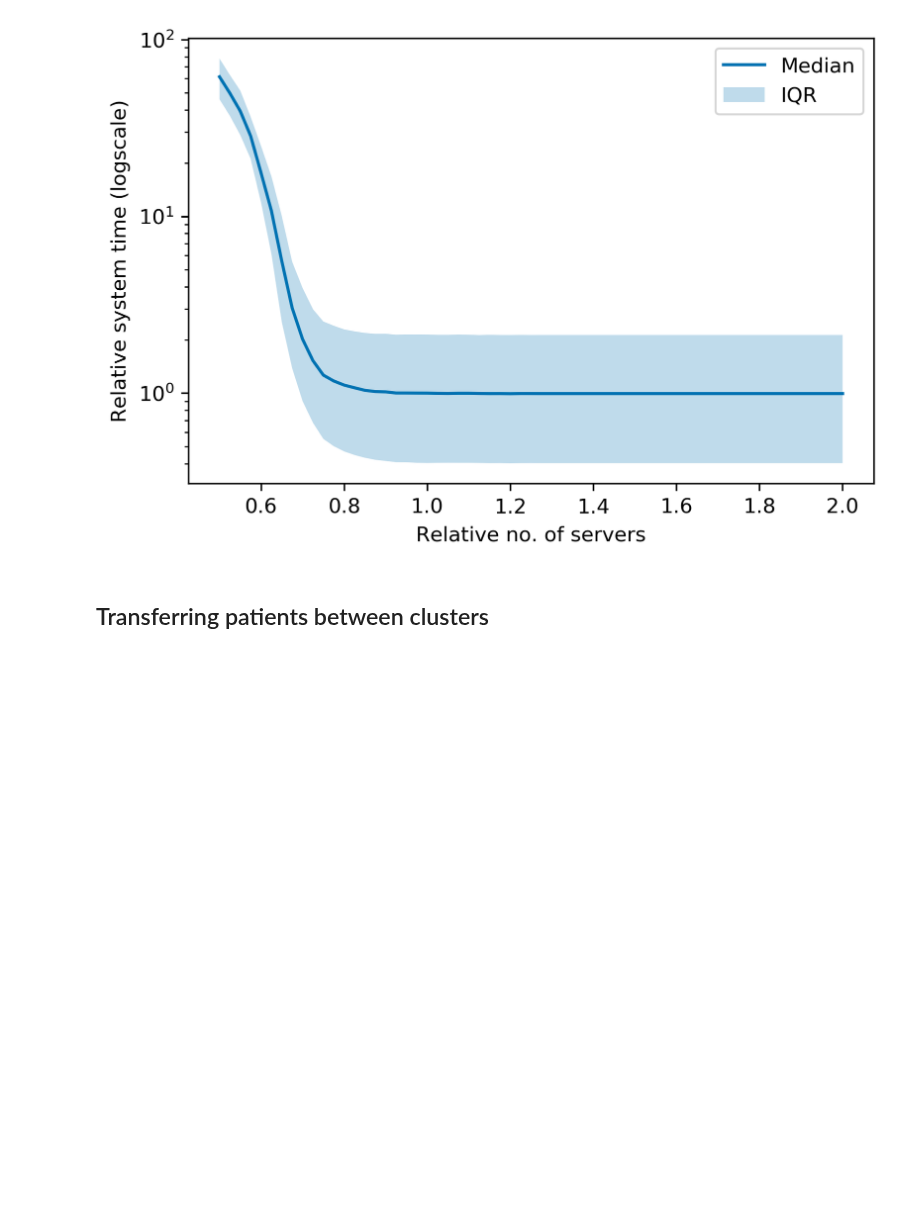
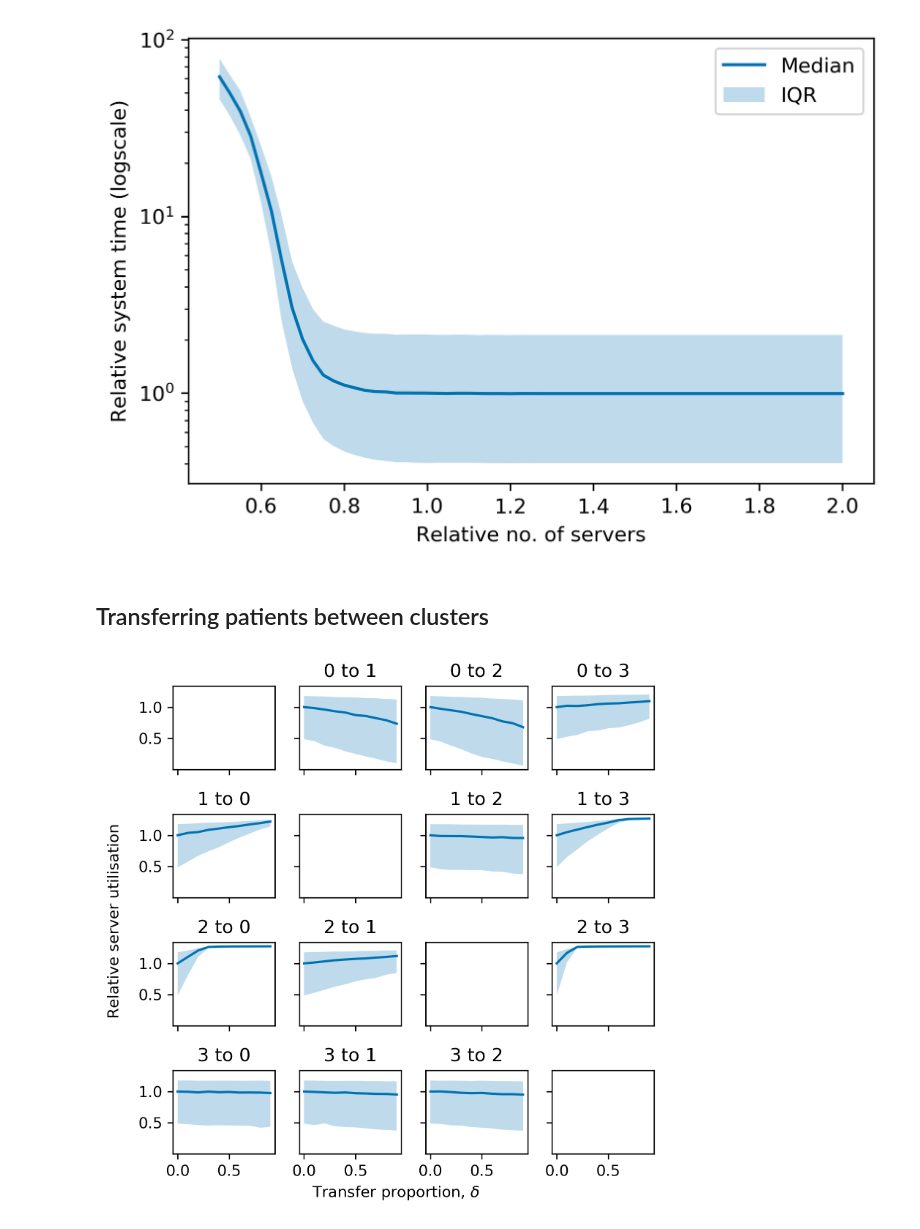
Before and after one commit to daffidwilde/copd-paper, a Jupyter notebook: nbs/scenarios.ipynb, the cells around one changed output. Cells and saved outputs as stored; diff of their text form; code cells hidden in the pictures; blank space fills up the shorter version.

```diff
--- a/nbs/scenarios.ipynb
+++ b/nbs/scenarios.ipynb
@@ -175,20 +171,23 @@ moving_results = pd.concat(
+# %%
+moving_utilisations = pd.read_csv("../data/moving_clusters/utilisations.csv")
+moving_system_times = pd.read_csv("../data/moving_clusters/system_times.csv")
 # %%
 def get_plotting_data(data, column):
 
     data = data.copy()
-    original_mean = data[data["prop_to_move"] == 0][column].mean()
-    data[f"relative_{column}"] = data[column] / original_mean
+    original_median = data[data["prop_to_move"] == 0][column].median()
+    data[f"relative_{column}"] = data[column] / original_median
 
     values = data.groupby("prop_to_move")[f"relative_{column}"]
 
-    lower = values.quantile(0.025)
-    mean = values.mean()
-    upper = values.quantile(0.975)
+    lower = values.quantile(0.25)
+    median = values.median()
+    upper = values.quantile(0.75)
 
-    return lower, mean, upper
+    return lower, median, upper
 
 
-def make_split_plot(column, ylabel_text, path=None, yscale="linear", size=5):
+def make_split_plot(data, column, ylabel_text, path=None, yscale="linear", size=5):
 
     fig, axes = plt.subplots(
         nrows=n_clusters,
@@ -228,14 +227,14 @@ def make_split_plot(column, ylabel_text, path=None, yscale="linear", size=5):
         ax.set_yscale(yscale)
 
         if origin != destination:
-            data = moving_results[
-                (moving_results["origin"] == origin)
-                & (moving_results["destination"] == destination)
+            subdata = data[
+                (data["origin"] == origin)
+                & (data["destination"] == destination)
             ]
 
-            lower, mean, upper = get_plotting_data(data, column)
+            lower, median, upper = get_plotting_data(subdata, column)
 
-            ax.plot(mean)
+            ax.plot(median)
             ax.fill_between(lower.index, lower, upper, alpha=0.25)
             ax.set_title(f"{origin} to {destination}")
 
@@ -249,9 +248,12 @@ def make_split_plot(column, ylabel_text, path=None, yscale="linear", size=5):
         )
 # %%
 make_split_plot(
+    data=moving_utilisations,
     column="utilisation",
     ylabel_text="Relative server utilisation",
     path="../img/moving_utilisation.pdf",
 )
+# %% [output]
+[figure, added]
 # %%
 make_split_plot(
```
Also changed, not shown: parts of 4 cells of this notebook, 6 other files.
